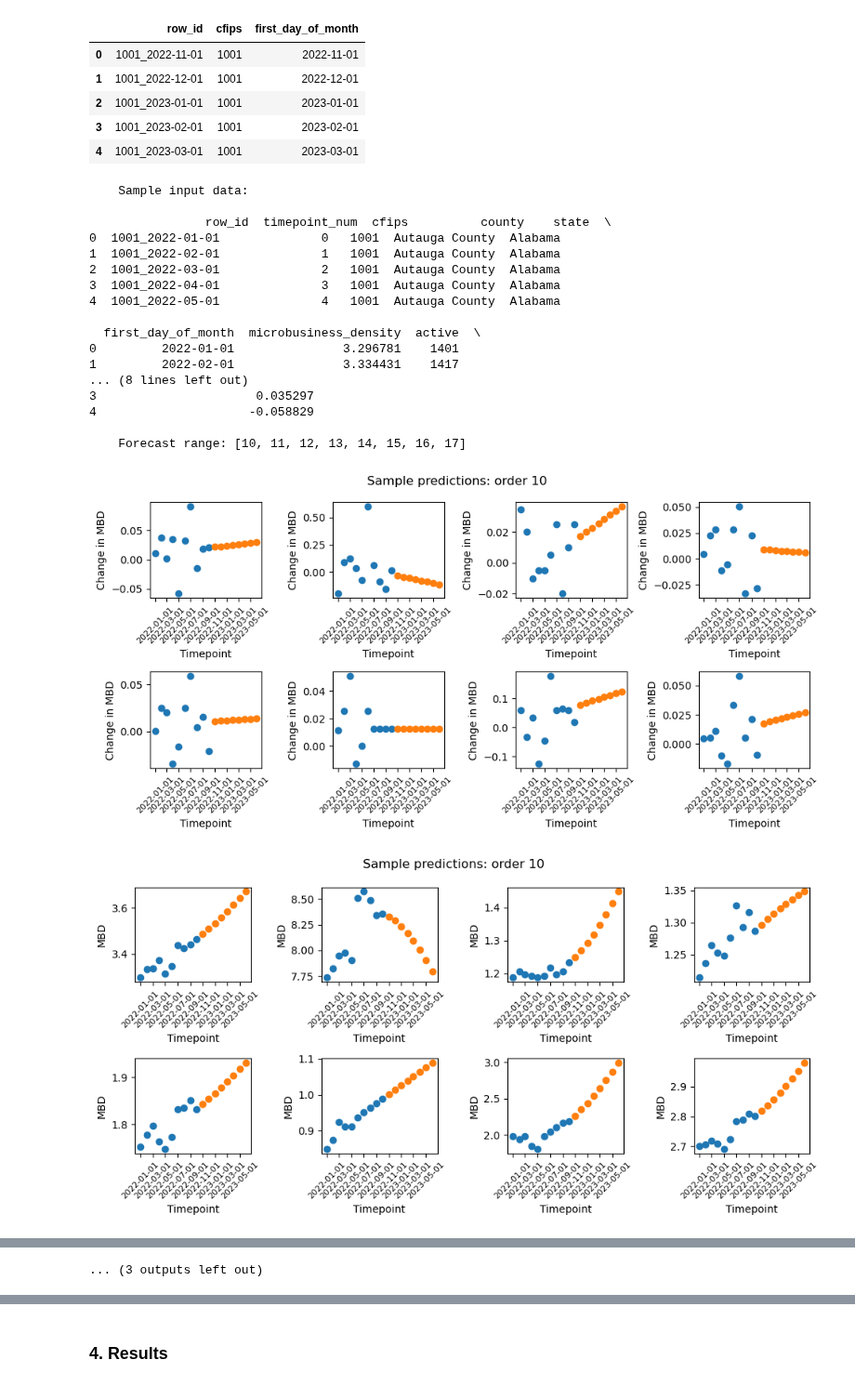
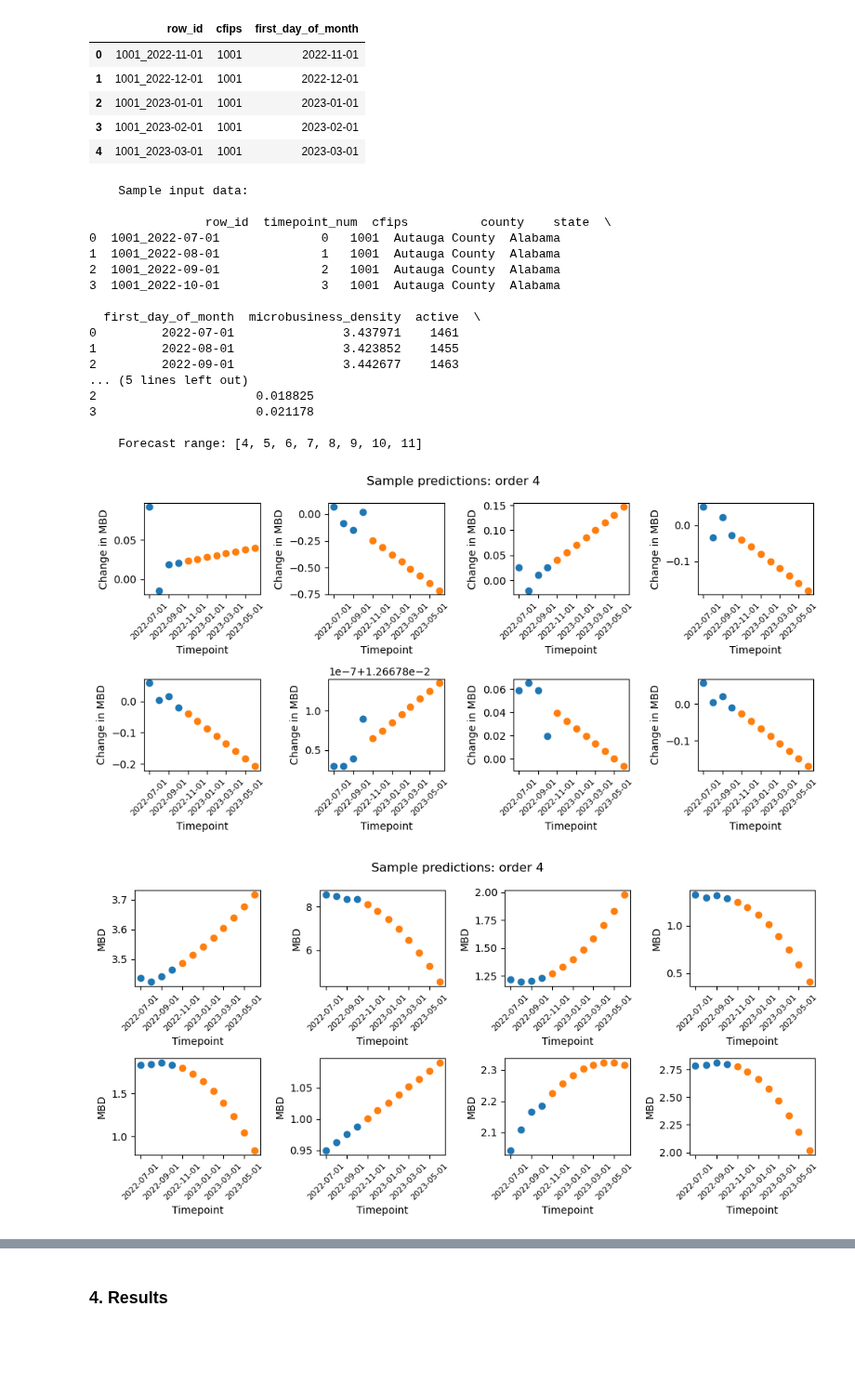
Before and after one commit to gperdrizet/kaggle_microbusiness, a Jupyter notebook: notebooks/12-leaderboard_benchmark_detrended_siegel_model.ipynb, the cells around one changed output, grey strips where cells are left out. Shown at 93% size. Cells and saved outputs as stored; diff of their text form; code cells hidden in the pictures; blank space fills up the shorter version.

```diff
--- a/notebooks/12-leaderboard_benchmark_detrended_siegel_model.ipynb
+++ b/notebooks/12-leaderboard_benchmark_detrended_siegel_model.ipynb
@@ -41,10 +41,10 @@ Matplotlib: 3.6.3
 + Horizon (forecast horizon): number of future data points predicted by the model
 # %%
 # Define model orders to construct submission files for
-model_orders = [10, 12, 14, 16, 32]
+model_orders = [4,6,8]
 
 # Experiment date
-experiment_date_string = '2023-02-12'
+experiment_date_string = '2023-02-13'
 # %% [markdown]
 <a name="load_inspect"></a>
 ### 2. Load & inspect
@@ -130,7 +130,7 @@ for model_order in model_orders:
 
     # Show sample data for sanity check
     print_values = {
-        'sample_input_data': recent_values_df.head(),
+        'sample_input_data': recent_values_df.head(model_order),
         'forecast_range': xforecast
     }
 
@@ -200,50 +200,50 @@ for model_order in model_orders:
     )
 
 
-    # Plot a few examples of cMBD
+    # Plot a few examples of MBD
     plt = plot_funcs.n_by_n_prediction_scatterplot(
         input_data = recent_values_df,
         predictions = submission_df,
         x_variable = 'first_day_of_month',
         xlabel = 'Timepoint',
         y_variable = 'microbusiness_density',
         ylabel = 'MBD',
         cfips_list = cfips_list,
         rows = 2,
         columns = 4,
         fig_height = 5,
         main_title = f'Sample predictions: order {model_order}'
     )
 
 
     plt.show()
 
     # Drop un-needed rows from our prediction so the format matches the sample submission
     submission_df.drop(['cfips', 'first_day_of_month', 'microbusiness_density_change'], axis=1, inplace=True)
 
     # Write csv
     output_file = f'{conf.BENCHMARKING_PATH}/{experiment_date_string}_detrended_siegel_model_order{model_order}_submission.csv'
     submission_df.to_csv(output_file, sep=',', index=False)
 # %% [output]
     Sample input data:
 
                 row_id  timepoint_num  cfips          county    state  \
-0  1001_2022-01-01              0   1001  Autauga County  Alabama
-1  1001_2022-02-01              1   1001  Autauga County  Alabama
-2  1001_2022-03-01              2   1001  Autauga County  Alabama
-3  1001_2022-04-01              3   1001  Autauga County  Alabama
-4  1001_2022-05-01              4   1001  Autauga County  Alabama
+0  1001_2022-07-01              0   1001  Autauga County  Alabama
+1  1001_2022-08-01              1   1001  Autauga County  Alabama
+2  1001_2022-09-01              2   1001  Autauga County  Alabama
+3  1001_2022-10-01              3   1001  Autauga County  Alabama
 
   first_day_of_month  microbusiness_density  active  \
-0         2022-01-01               3.296781    1401
-1         2022-02-01               3.334431    1417
-... (8 lines left out)
-3                      0.035297
-4                     -0.058829
+0         2022-07-01               3.437971    1461
+1         2022-08-01               3.423852    1455
+2         2022-09-01               3.442677    1463
+... (5 lines left out)
+2                      0.018825
+3                      0.021178
 
-    Forecast range: [10, 11, 12, 13, 14, 15, 16, 17]
+    Forecast range: [4, 5, 6, 7, 8, 9, 10, 11]
-[figure, old version]
+[figure, new version]
-[figure, old version]
+[figure, new version]
     Sample input data:
 
                 row_id  timepoint_num  cfips          county    state  \
@@ -304 +284,0 @@ for model_order in model_orders:
-... (3 outputs left out)
```
Also changed, not shown: parts of 2 cells of this notebook.
